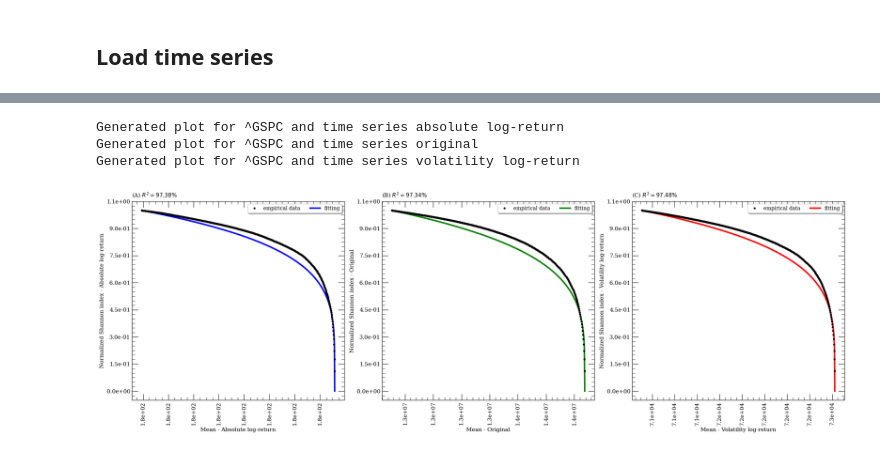
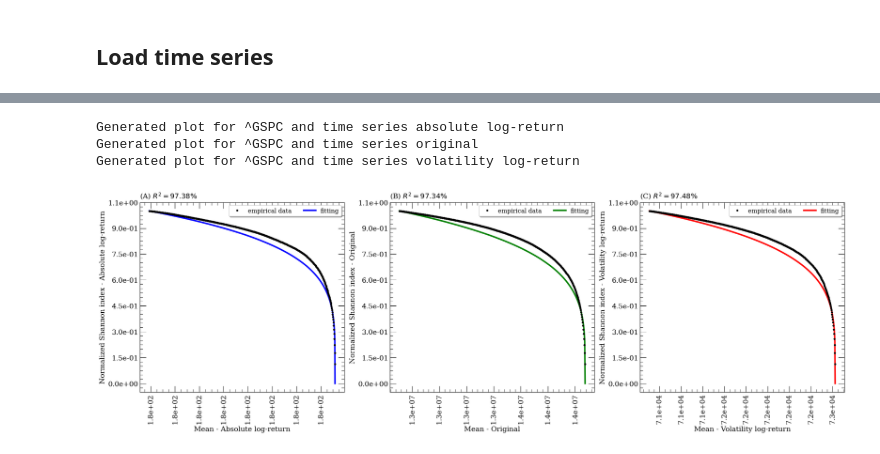
Before and after one commit to fsabrilb/Temporal_Theil_Scaling, a Jupyter notebook: scripts/plot_temporal_fluctuation_scaling.ipynb, the cells around one changed output, grey strips where cells are left out. Cells and saved outputs as stored; diff of their text form; code cells hidden in the pictures.

```diff
--- a/scripts/plot_temporal_fluctuation_scaling.ipynb
+++ b/scripts/plot_temporal_fluctuation_scaling.ipynb
@@ -85,28 +85,28 @@ df_dtts_final
 # %%
 df_graph = plt_tts.plot_tts_evolution(
     df_tts = df_dtts_final,
     symbols = ["^GSPC"],
     width = 21,
     height = 7,
     markersize = 3,
-    fontsize_labels = 11,
-    fontsize_legend = 10,
+    fontsize_labels = 14,
+    fontsize_legend = 12,
     usetex = False,
     n_cols = 4,
     n_x_breaks = 10,
     n_y_breaks = 10,
     fancy_legend = True,
     dpi = 200,
     save_figures = True,
     output_path = "{}/{}".format(output_path, re.sub("-", "", input_generation_date)),
     information_name = re.sub("(\^)|(=X)", "", "^GSPC"),
     input_generation_date = input_generation_date
 )
 # %% [output]
 Generated plot for ^GSPC and time series absolute log-return
 Generated plot for ^GSPC and time series original
 Generated plot for ^GSPC and time series volatility log-return
-[figure, old version]
+[figure, new version]
 # %%
 for ticker, ticker_name in list_time_series.items():
     df_graph = plt_tts.plot_tts_evolution(
```
Also changed, not shown: parts of 2 cells of this notebook, 15 other files.
